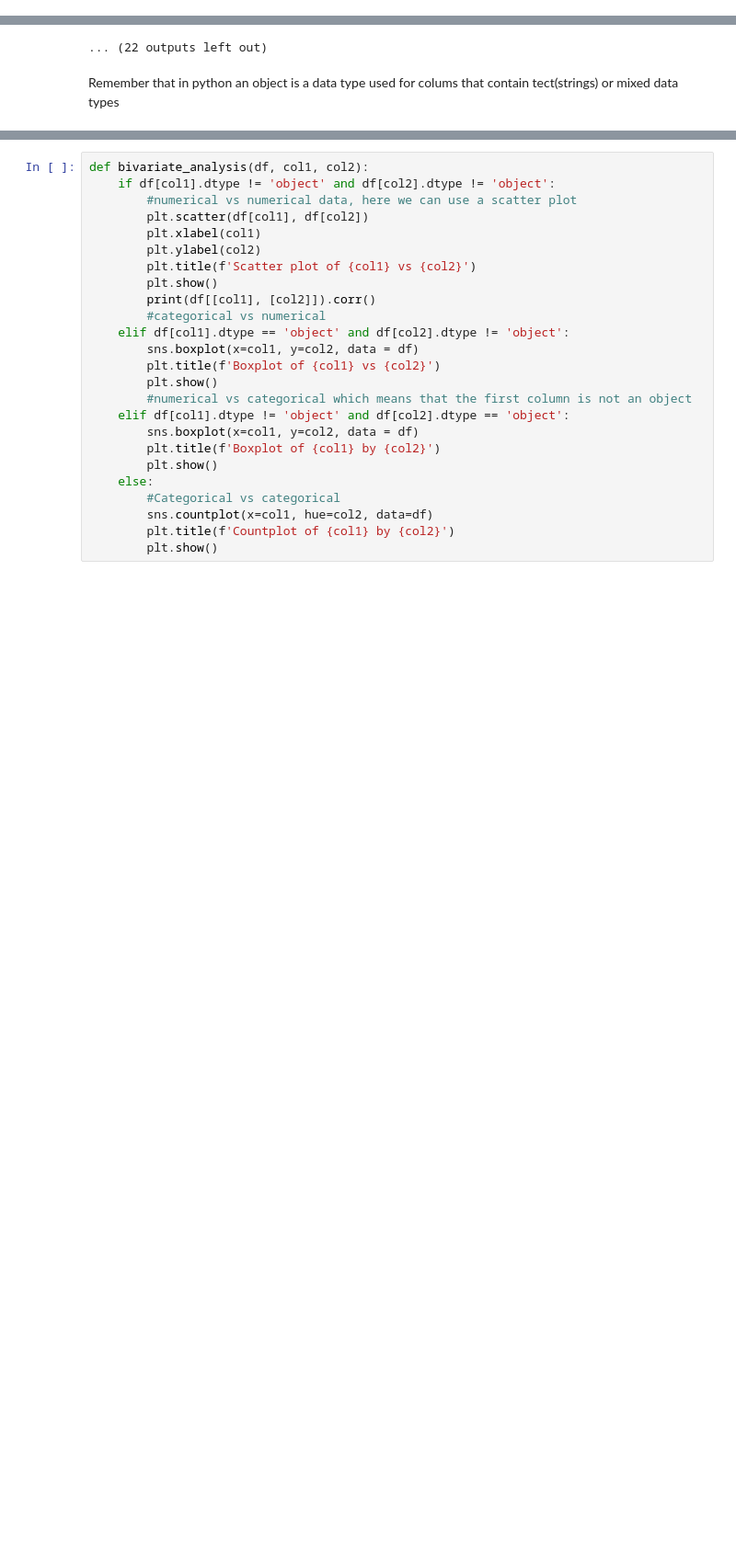
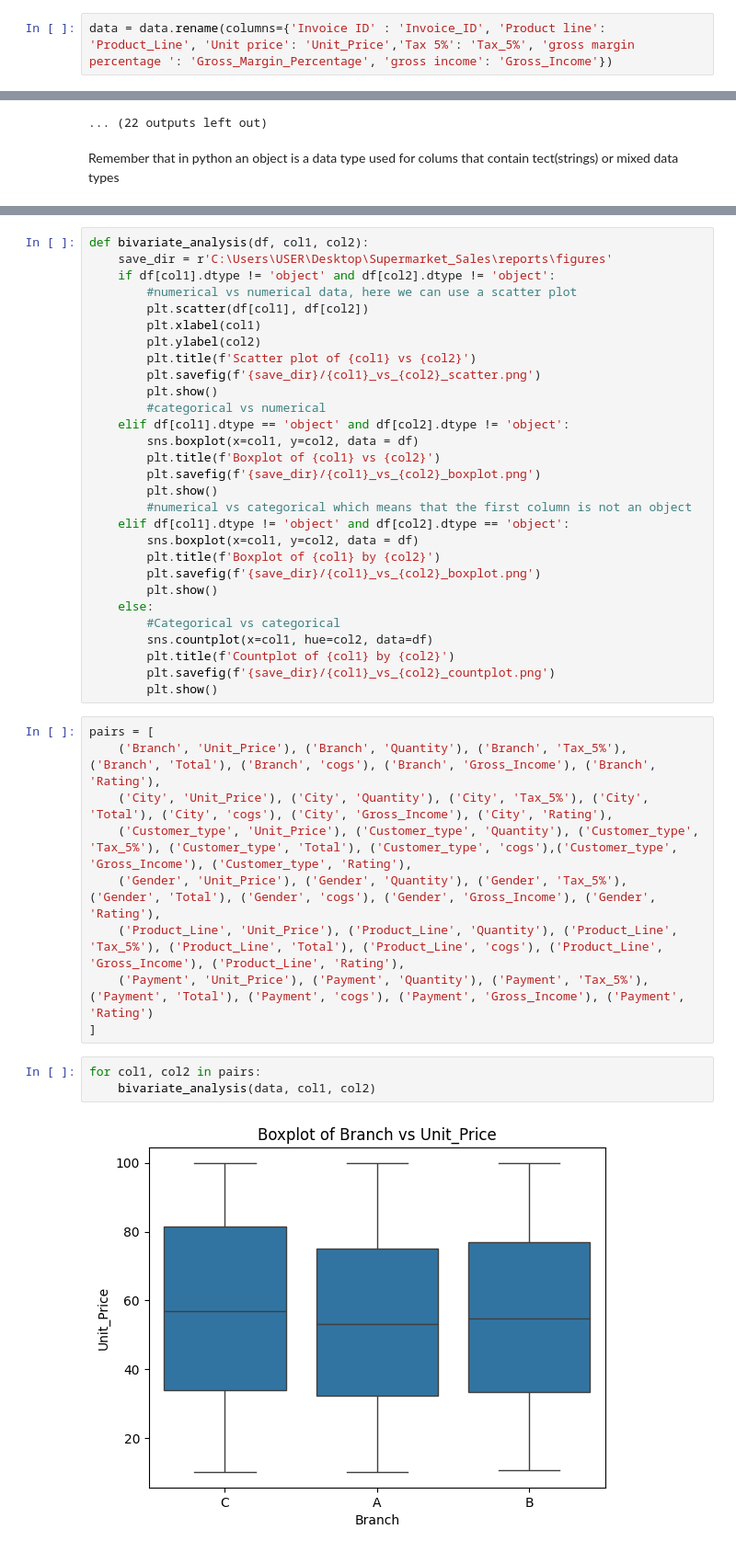
Before and after one commit to MissMukuru/Supermarket_Sales, a Jupyter notebook: notebooks/EDA.ipynb, the cells around one changed output, grey strips where cells are left out. Shown at 92% size. Cells and saved outputs as stored; diff of their text form; blank space fills up the shorter version.

```diff
--- a/notebooks/EDA.ipynb
+++ b/notebooks/EDA.ipynb
@@ -75,6 +75,8 @@ data.describe().T
 | gross margin percentage | 999.0 | 4.761905 | 8.886233e-16 | 4.761905 | 4.761905 | 4.761905 | 4.761905 | 4.761905 |
 | gross income | 999.0 | 15.368596 | 1.170973e+01 | 0.508500 | 5.894750 | 12.080000 | 22.429000 | 49.650000 |
 | Rating | 999.0 | 6.970571 | 1.718121e+00 | 4.000000 | 5.500000 | 7.000000 | 8.500000 | 10.000000 |
+# %%
+data = data.rename(columns={'Invoice ID' : 'Invoice_ID', 'Product line': 'Product_Line', 'Unit price': 'Unit_Price','Tax 5%': 'Tax_5%', 'gross margin percentage ': 'Gross_Margin_Percentage', 'gross income': 'Gross_Income'})
 # %%
 data.columns.tolist()
 # %% [output]
@@ -235,25 +258,43 @@ Remember that in python an object is a data type used for colums that contain te
 # %%
 def bivariate_analysis(df, col1, col2):
+    save_dir = r'C:\Users\USER\Desktop\Supermarket_Sales\reports\figures'
     if df[col1].dtype != 'object' and df[col2].dtype != 'object':
         #numerical vs numerical data, here we can use a scatter plot
         plt.scatter(df[col1], df[col2])
         plt.xlabel(col1)
         plt.ylabel(col2)
         plt.title(f'Scatter plot of {col1} vs {col2}')
+        plt.savefig(f'{save_dir}/{col1}_vs_{col2}_scatter.png')
         plt.show()
-        print(df[[col1], [col2]]).corr()
         #categorical vs numerical
     elif df[col1].dtype == 'object' and df[col2].dtype != 'object':
         sns.boxplot(x=col1, y=col2, data = df)
         plt.title(f'Boxplot of {col1} vs {col2}')
+        plt.savefig(f'{save_dir}/{col1}_vs_{col2}_boxplot.png')
         plt.show()
         #numerical vs categorical which means that the first column is not an object
     elif df[col1].dtype != 'object' and df[col2].dtype == 'object':
         sns.boxplot(x=col1, y=col2, data = df)
         plt.title(f'Boxplot of {col1} by {col2}')
+        plt.savefig(f'{save_dir}/{col1}_vs_{col2}_boxplot.png')
         plt.show()
     else:
         #Categorical vs categorical
         sns.countplot(x=col1, hue=col2, data=df)
         plt.title(f'Countplot of {col1} by {col2}')
+        plt.savefig(f'{save_dir}/{col1}_vs_{col2}_countplot.png')
         plt.show()
+# %%
+pairs = [
+    ('Branch', 'Unit_Price'), ('Branch', 'Quantity'), ('Branch', 'Tax_5%'), ('Branch', 'Total'), ('Branch', 'cogs'), ('Branch', 'Gross_Income'), ('Branch', 'Rating'),
+    ('City', 'Unit_Price'), ('City', 'Quantity'), ('City', 'Tax_5%'), ('City', 'Total'), ('City', 'cogs'), ('City', 'Gross_Income'), ('City', 'Rating'),
+    ('Customer_type', 'Unit_Price'), ('Customer_type', 'Quantity'), ('Customer_type', 'Tax_5%'), ('Customer_type', 'Total'), ('Customer_type', 'cogs'),('Customer_type', 'Gross_Income'), ('Customer_type', 'Rating'),
+    ('Gender', 'Unit_Price'), ('Gender', 'Quantity'), ('Gender', 'Tax_5%'), ('Gender', 'Total'), ('Gender', 'cogs'), ('Gender', 'Gross_Income'), ('Gender', 'Rating'),
+    ('Product_Line', 'Unit_Price'), ('Product_Line', 'Quantity'), ('Product_Line', 'Tax_5%'), ('Product_Line', 'Total'), ('Product_Line', 'cogs'), ('Product_Line', 'Gross_Income'), ('Product_Line', 'Rating'),
+    ('Payment', 'Unit_Price'), ('Payment', 'Quantity'), ('Payment', 'Tax_5%'), ('Payment', 'Total'), ('Payment', 'cogs'), ('Payment', 'Gross_Income'), ('Payment', 'Rating')
+]
+# %%
+for col1, col2 in pairs:
+    bivariate_analysis(data, col1, col2)
+# %% [output]
+[figure, added]
```
Also changed, not shown: parts of 6 cells of this notebook.
